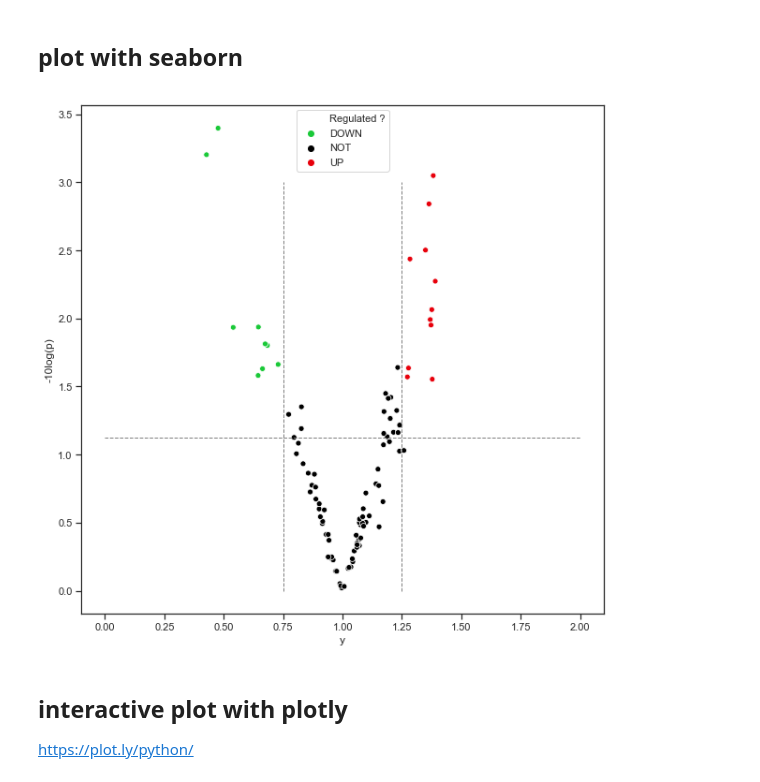
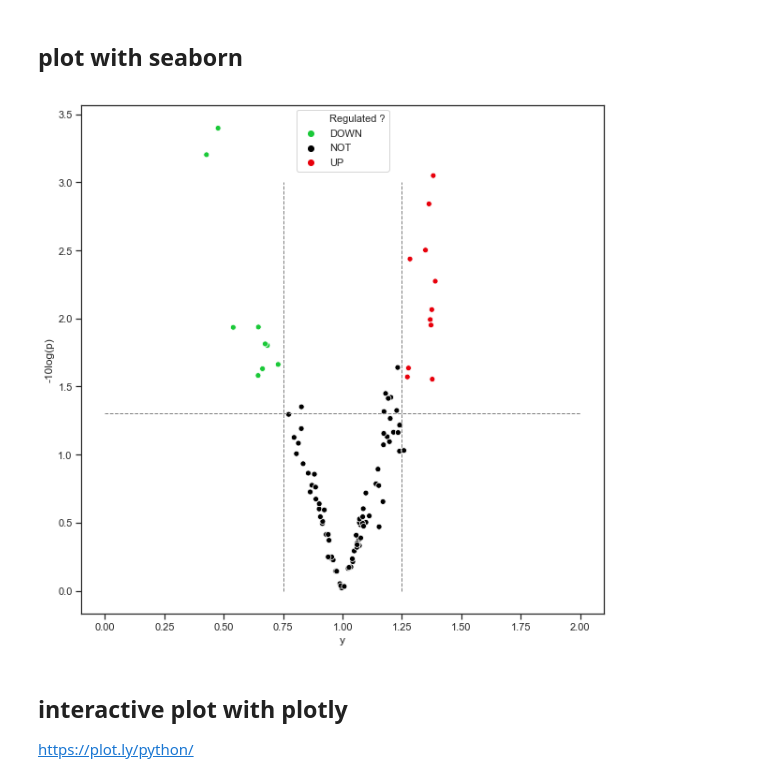
Before and after one commit to SophieRa/Formation-PYTHON, a Jupyter notebook: course_1.ipynb, the cells around one changed output. Saved outputs shown, nothing was run; the diff lists cells and outputs as text; code cells hidden in the pictures.

```diff
--- a/course_1.ipynb
+++ b/course_1.ipynb
@@ -1213,20 +1214,20 @@ data.head()
 # %%
 import seaborn as sns
 
 plt.figure(figsize=(10,10)) #changing the size of the figure
 
 sns.set(style="ticks", palette="bright") #changing the style and color of the figure
 
 ax = sns.scatterplot(x='y', y='-10log(p)', data=data, hue='Regulated ?', palette=['g','black','r'])
 
 plt.legend(loc='upper center')
 plt.plot([1.25, 1.25], [0, 3], color = 'grey', linestyle = 'dashed', linewidth=1)
 plt.plot([0.75, 0.75], [0, 3], color = 'grey', linestyle = 'dashed', linewidth=1)
-plt.plot([0, 2], [np.power(10,0.05),np.power(10,0.05)], color = 'grey', linestyle = 'dashed', linewidth=1)
+plt.plot([0, 2], [-np.log10(0.05),-np.log10(0.05)], color = 'grey', linestyle = 'dashed', linewidth=1)
 
 plt.show()
 # %% [output]
-[figure, old version]
+[figure, new version]
 # %% [markdown]
 ## interactive plot with plotly
 https://plot.ly/python/
```
Also changed, not shown: parts of 33 cells of this notebook.
